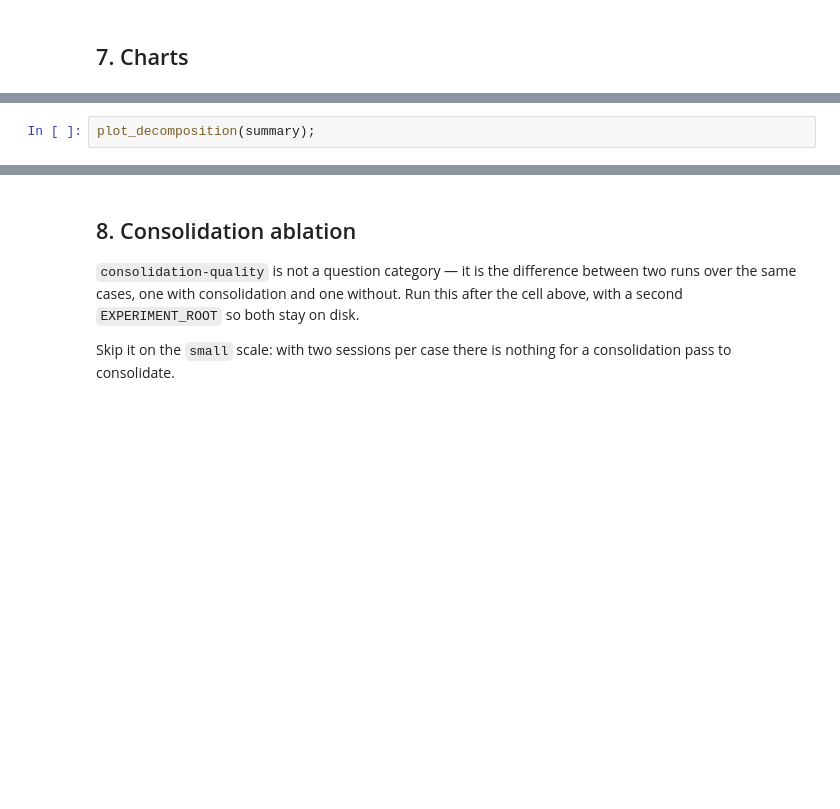
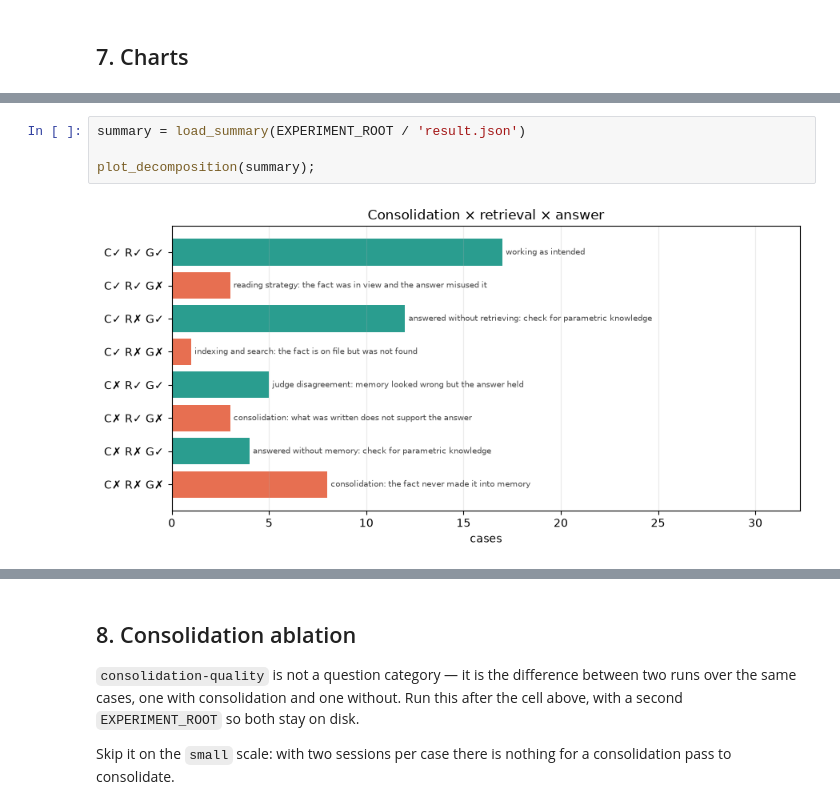
Before and after one commit to giurlanda/deep-memory-agent, a Jupyter notebook: benchmark/run_benchmark.ipynb, the cells around one changed output, grey strips where cells are left out. Saved outputs shown, nothing was run; the diff lists cells and outputs as text; blank space fills up the shorter version.

```diff
--- a/benchmark/run_benchmark.ipynb
+++ b/benchmark/run_benchmark.ipynb
@@ -222,3 +326,7 @@ plot_accuracy_by_category(summary, title=f"{DATASET}/{SCALE} — {CONSOLIDATION_
 # %%
+summary = load_summary(EXPERIMENT_ROOT / 'result.json')
+
 plot_decomposition(summary);
+# %% [output]
+[figure, added]
 # %%
```
Also changed, not shown: parts of 14 cells of this notebook, 7 other files.
